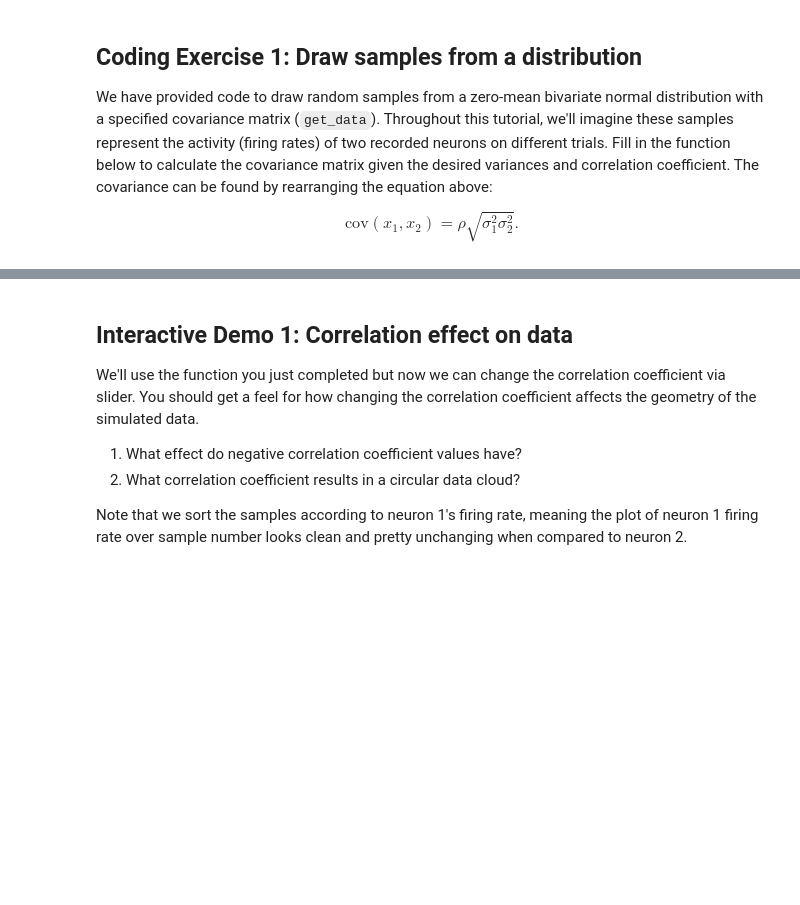
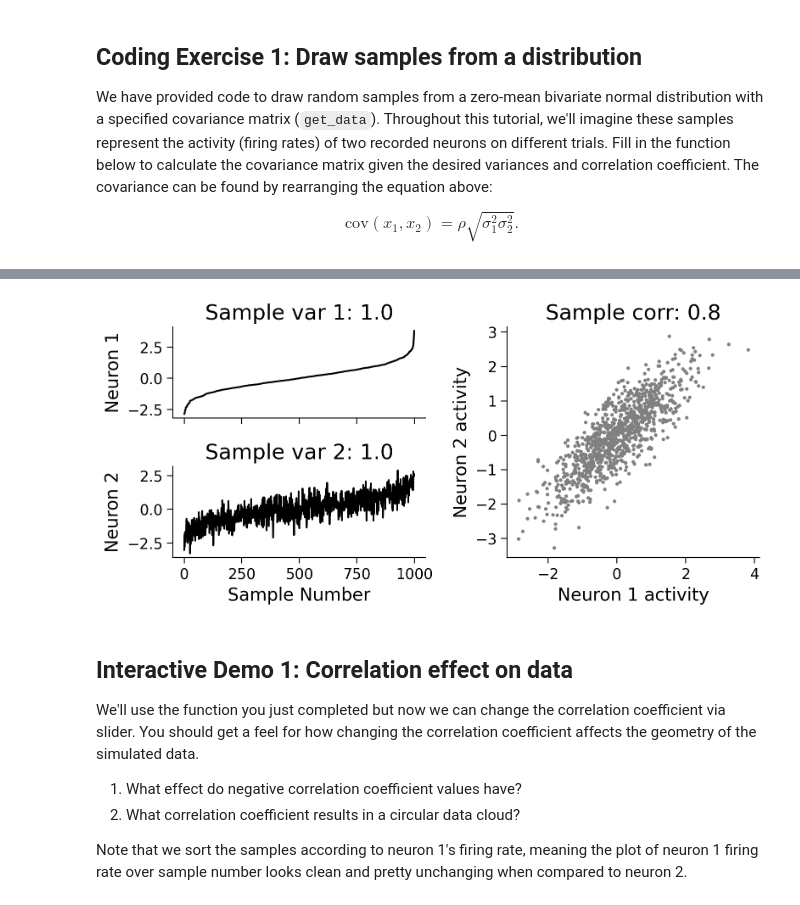
Before and after one commit to EugOT/compneuro, a Jupyter notebook: notebooks/2023-11-19-Geometric-view-of-data.ipynb, the cells around one changed output, grey strips where cells are left out. Drawn from its saved outputs; the diff is of its cells as text; code cells hidden in the pictures; blank space fills up the shorter version.

```diff
--- a/notebooks/2023-11-19-Geometric-view-of-data.ipynb
+++ b/notebooks/2023-11-19-Geometric-view-of-data.ipynb
@@ -183,35 +198,37 @@ def calculate_cov_matrix(var_1, var_2, corr_coef):
   Returns:
     (numpy array of floats) : covariance matrix
   """
 
   #################################################
   ## TODO for students: calculate the covariance matrix
   # Fill out function and remove
-  raise NotImplementedError("Student exercise: calculate the covariance matrix!")
+  # raise NotImplementedError("Student exercise: calculate the covariance matrix!")
   #################################################
 
   # Calculate the covariance from the variances and correlation
-  cov = ...
+  cov = corr_coef * np.sqrt( var_1 * var_2 )
 
   cov_matrix = np.array([[var_1, cov], [cov, var_2]])
 
   return cov_matrix
 
 
 # Set parameters
 np.random.seed(2020)  # set random seed
 variance_1 = 1
 variance_2 = 1
 corr_coef = 0.8
 
 # Compute covariance matrix
 cov_matrix = calculate_cov_matrix(variance_1, variance_2, corr_coef)
 
 # Generate data with this covariance matrix
 X = get_data(cov_matrix)
 
 # Visualize
 plot_data(X)
+# %% [output]
+[figure, added]
 # %% [markdown]
 ## Interactive Demo 1: Correlation effect on data
 
```
Also changed, not shown: parts of 6 cells of this notebook, 14 other files.
